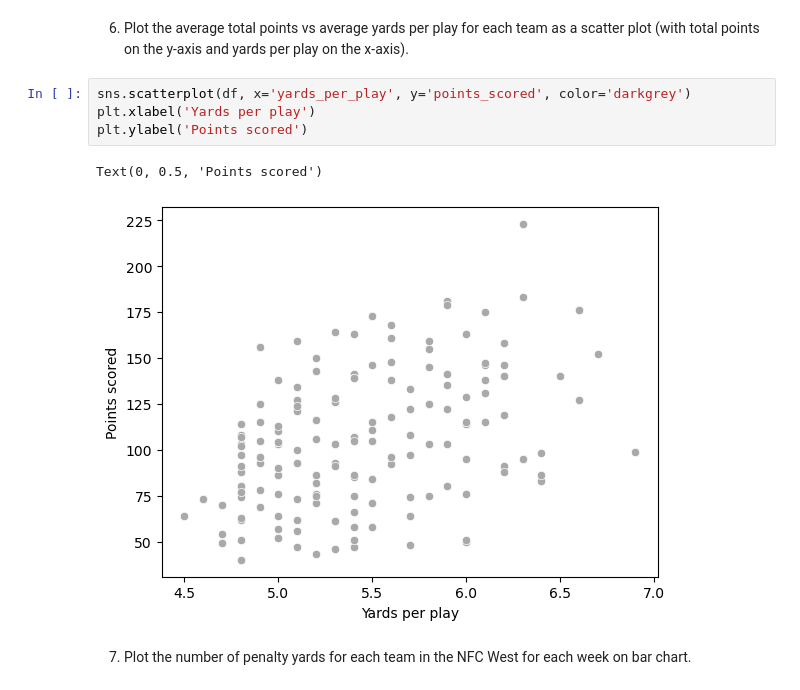
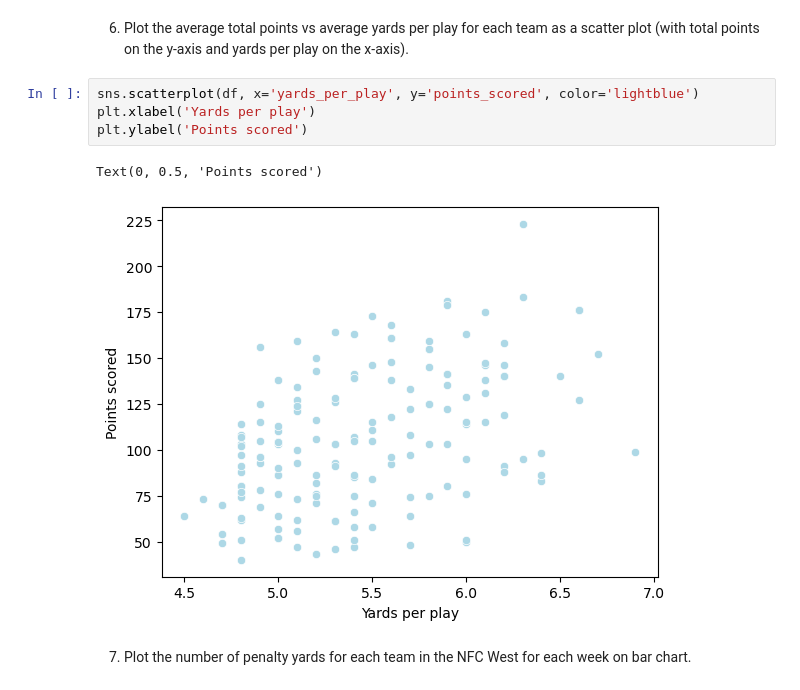
Before and after one commit to LouviersJ/CIS277-FA22-Lab6, a Jupyter notebook: Lab6.ipynb, the cells around one changed output. Saved outputs shown, nothing was run; the diff lists cells and outputs as text.

```diff
--- a/Lab6.ipynb
+++ b/Lab6.ipynb
@@ -92,12 +92,12 @@ Text(0, 0.5, 'Penalty Yards')
 # %% [markdown]
 6. Plot the average total points vs average yards per play for each team as a scatter plot (with total points on the y-axis and yards per play on the x-axis).
 # %%
-sns.scatterplot(df, x='yards_per_play', y='points_scored', color='darkgrey')
+sns.scatterplot(df, x='yards_per_play', y='points_scored', color='lightblue')
 plt.xlabel('Yards per play')
 plt.ylabel('Points scored')
 # %% [output]
 Text(0, 0.5, 'Points scored')
-[figure, old version]
+[figure, new version]
 # %% [markdown]
 7. Plot the number of penalty yards for each team in the NFC West for each week on bar chart.
 # %%
```
Also changed, not shown: parts of 1 cell of this notebook.
